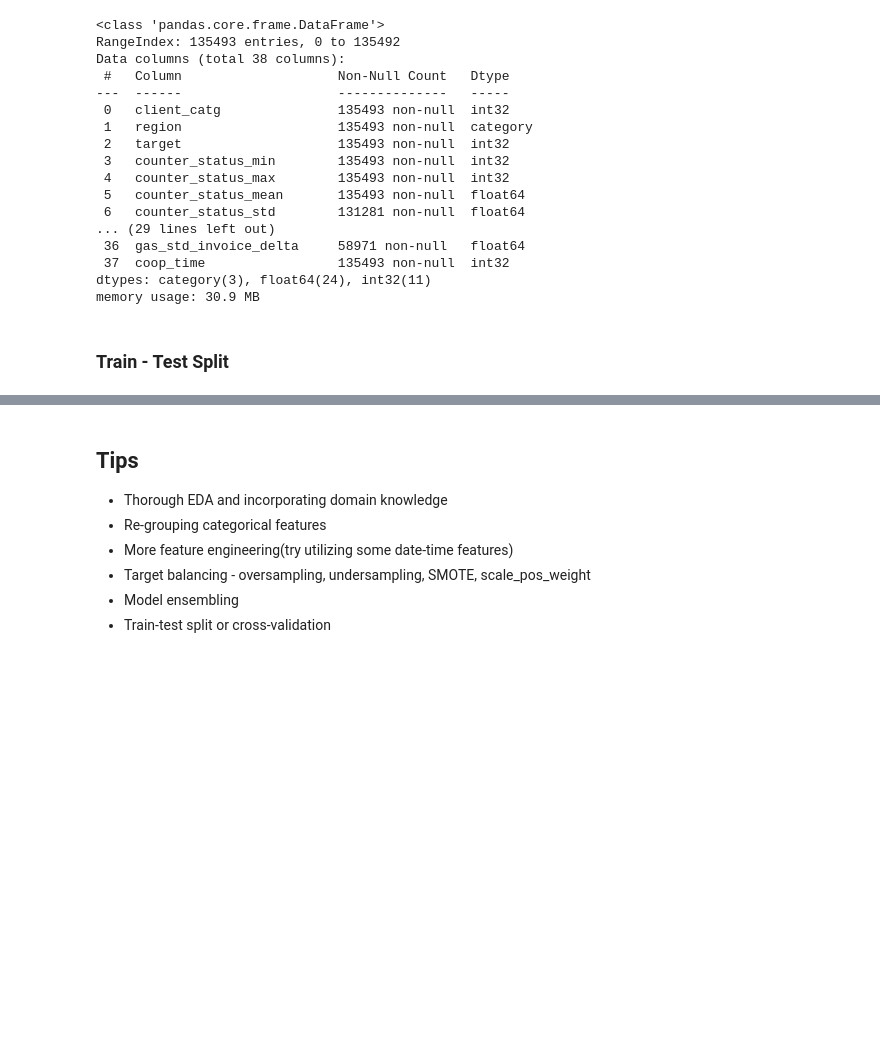
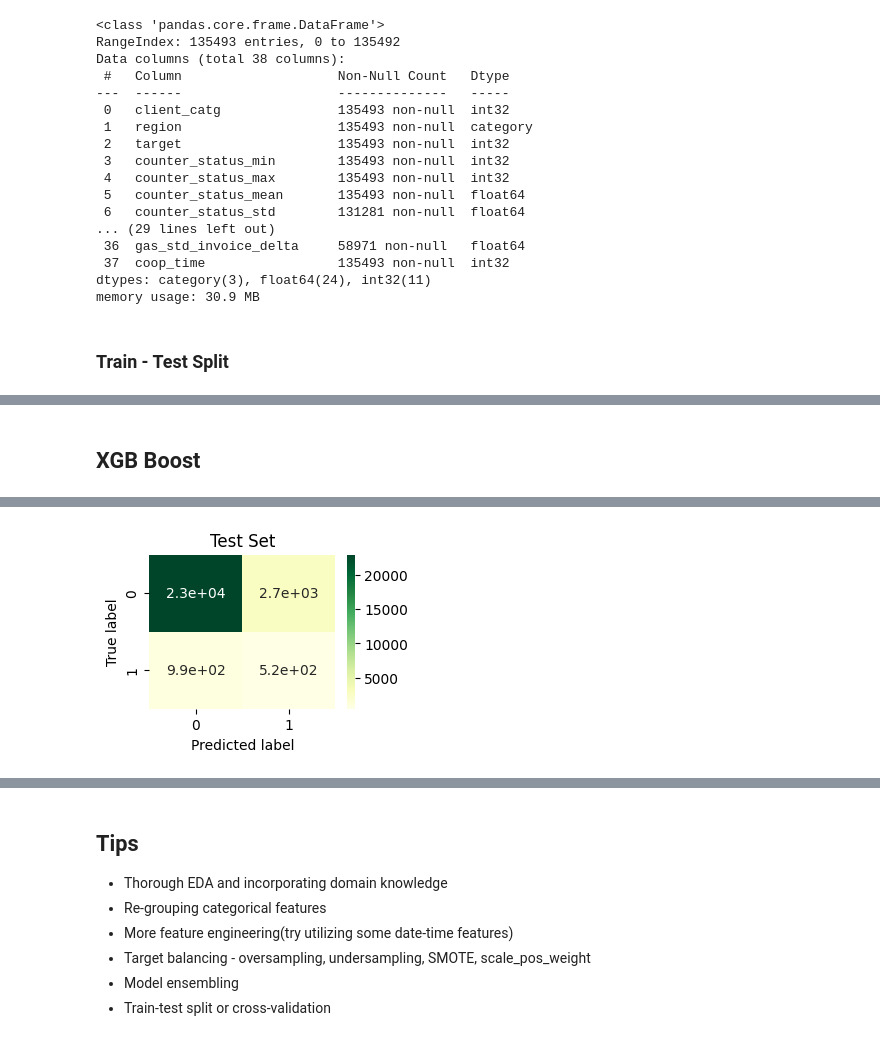
Before and after one commit to sergio-sanz-rodriguez/Fraud-Detection-ML, a Jupyter notebook: Fraud_Detection_modeling.ipynb, the cells around one changed output, grey strips where cells are left out. Saved outputs shown, nothing was run; the diff lists cells and outputs as text; code cells hidden in the pictures; blank space fills up the shorter version.

```diff
--- a/Fraud_Detection_modeling.ipynb
+++ b/Fraud_Detection_modeling.ipynb
@@ -1192,0 +929,76 @@ F1-score: 0.23
+# %% [markdown]
+## XGB Boost
+# %%
+#model_xgb = XGBClassifier(objective='binary:logistic', seed=RSEED, use_label_encoder=False, eval_metric='logloss')
+num_features = X_train.select_dtypes(include=['int64', 'float64']).columns
+cat_features = X_train.select_dtypes(include=['object', 'category']).columns
+
+# preprocessing for numerical columns
+num_transformer = Pipeline(steps=[
+    ('imputer', SimpleImputer(strategy='constant', fill_value=0))
+])
+
+# preprocessing for categorical data
+cat_transformer = Pipeline(steps=[
+    ('imputer', SimpleImputer(strategy='constant', fill_value=0)),
+    #('onehot', OneHotEncoder(handle_unknown='ignore'))
+])
+
+# apply different preprocessing to num and cat features
+preprocessor = ColumnTransformer(
+    transformers=[
+        ('num', num_transformer, num_features),
+        ('cat', cat_transformer, cat_features)
+    ])
+
+model_xgbc_pipe = ImbPipeline([
+    ('prep', preprocessor),
+    #('undersample', RandomUnderSampler(sampling_strategy=0.5)),
+    ('oversample', RandomOverSampler(sampling_strategy='minority')),
+    ('xgbc', XGBClassifier(n_jobs=-1))
+])
+
+hyperparameters = {
+    'xgbc__n_estimators': [1, 5, 10, 20, 50, 100],
+    'xgbc__learning_rate': [0.001, 0.01, 0.1, 1, 10, 100],
+    'xgbc__max_depth': [3, 5, 7, 10, 20],
+    'xgbc__colsample_bytree': [0.5, 0.75, 1.0],
+    'xgbc__subsample': [0.5, 0.75, 1.0]
+}
+
+#model_xgb = XGBClassifier()
+#model_xgb.fit(X_train, y_train)
+#predict_and_print_scores(model_xgb, X_train, y_train, X_test, y_test, training=False, matrix=False)
+
+import warnings
+warnings.filterwarnings('ignore', category=UserWarning, module='lightgbm')
+
+# Train, cross-validate, predict, score
+model_xgbc_1, params_xgbc_1, _, _ = train_crossval_predict_score(
+    model_xgbc_pipe,
+    hyperparameters,
+    X_train,
+    y_train,
+    X_test,
+    y_test,
+    cv=5,
+    scoring='f1',
+    verbose=0,
+    n_jobs=-1,
+    cross_val='random',
+    random_state=None,
+    training=True,
+    test=True,
+    accuracy=True,
+    recall=True,
+    precision=True,
+    fbeta=[True, 1.0],
+    roc_auc=True,
+    matrix=True,
+    figsize=(3,2),
+    cmap='YlGn')
+
+
+#model_xgbc_1.fit(X_train, y_train)
+#predict_and_print_scores(model_xgbc_1, X_train, y_train, X_test, y_test, matrix=False)
+# %% [output]
@@ -1192,0 +1022 @@ F1-score: 0.23
+[figure, added]
```
Also changed, not shown: parts of 76 cells of this notebook.
